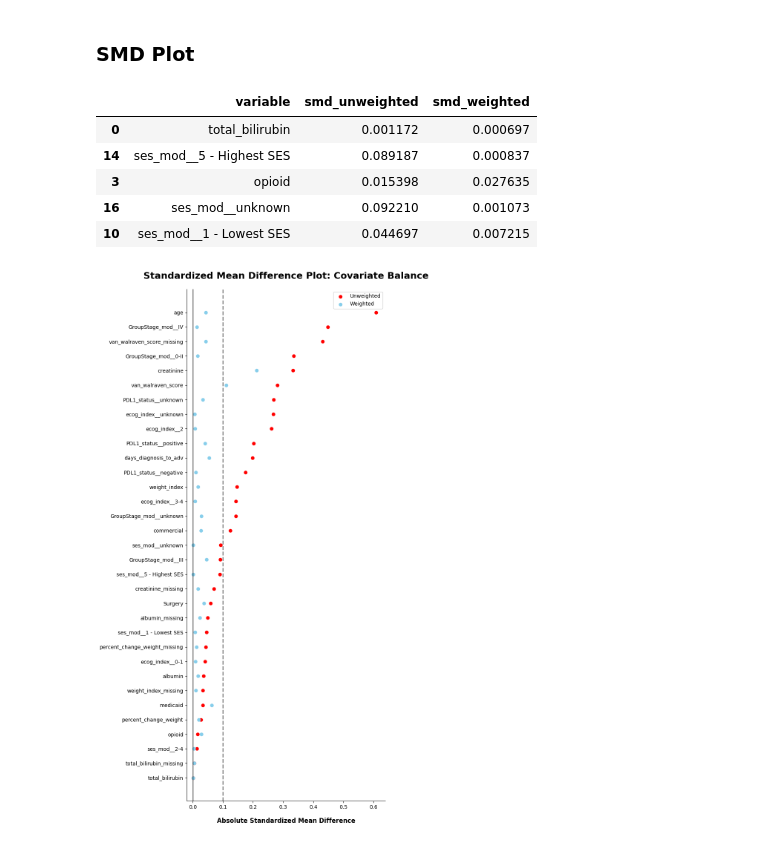
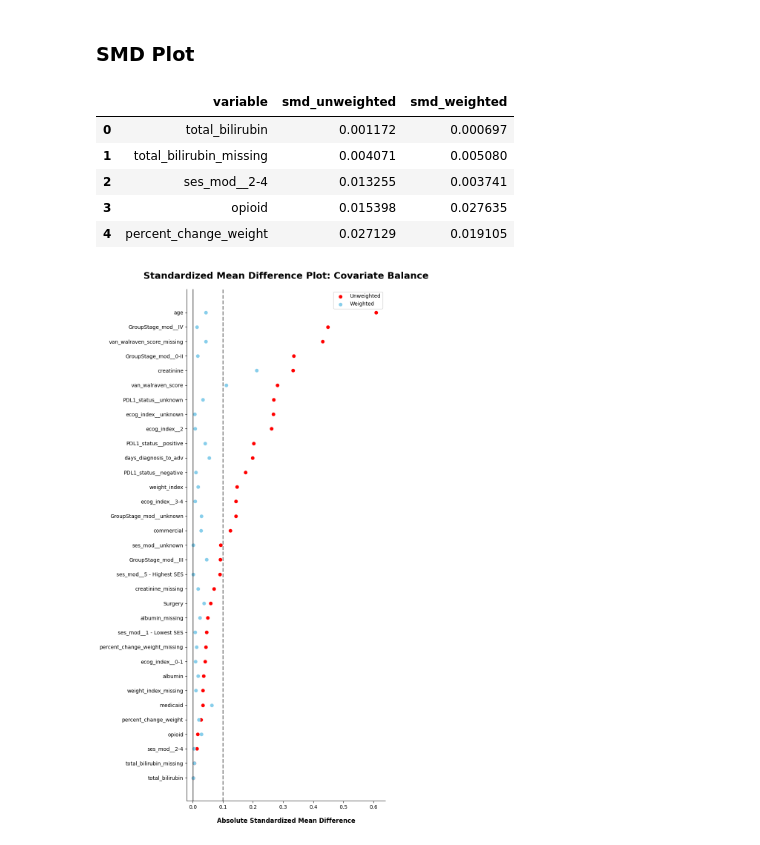
Before and after one commit to xavier-orcutt/iptw-survival, a Jupyter notebook: tutorial/tutorial.ipynb, the cells around one changed output. Drawn from its saved outputs; the diff is of its cells as text; code cells hidden in the pictures.

```diff
--- a/tutorial/tutorial.ipynb
+++ b/tutorial/tutorial.ipynb
@@ -126,14 +126,14 @@ ps_fig
 # %%
 smd_df, smd_fig = estimator.standardized_mean_differences(return_fig = True)
 # %%
-smd_df.sample(5)
+smd_df.head(5)
 # %% [output]
 |  | variable | smd_unweighted | smd_weighted |
 | 0 | total_bilirubin | 0.001172 | 0.000697 |
-| 14 | ses_mod__5 - Highest SES | 0.089187 | 0.000837 |
+| 1 | total_bilirubin_missing | 0.004071 | 0.005080 |
+| 2 | ses_mod__2-4 | 0.013255 | 0.003741 |
 | 3 | opioid | 0.015398 | 0.027635 |
-| 16 | ses_mod__unknown | 0.092210 | 0.001073 |
-| 10 | ses_mod__1 - Lowest SES | 0.044697 | 0.007215 |
+| 4 | percent_change_weight | 0.027129 | 0.019105 |
 # %%
 smd_fig
 # %% [output]
```
Also changed, not shown: parts of 8 cells of this notebook.
